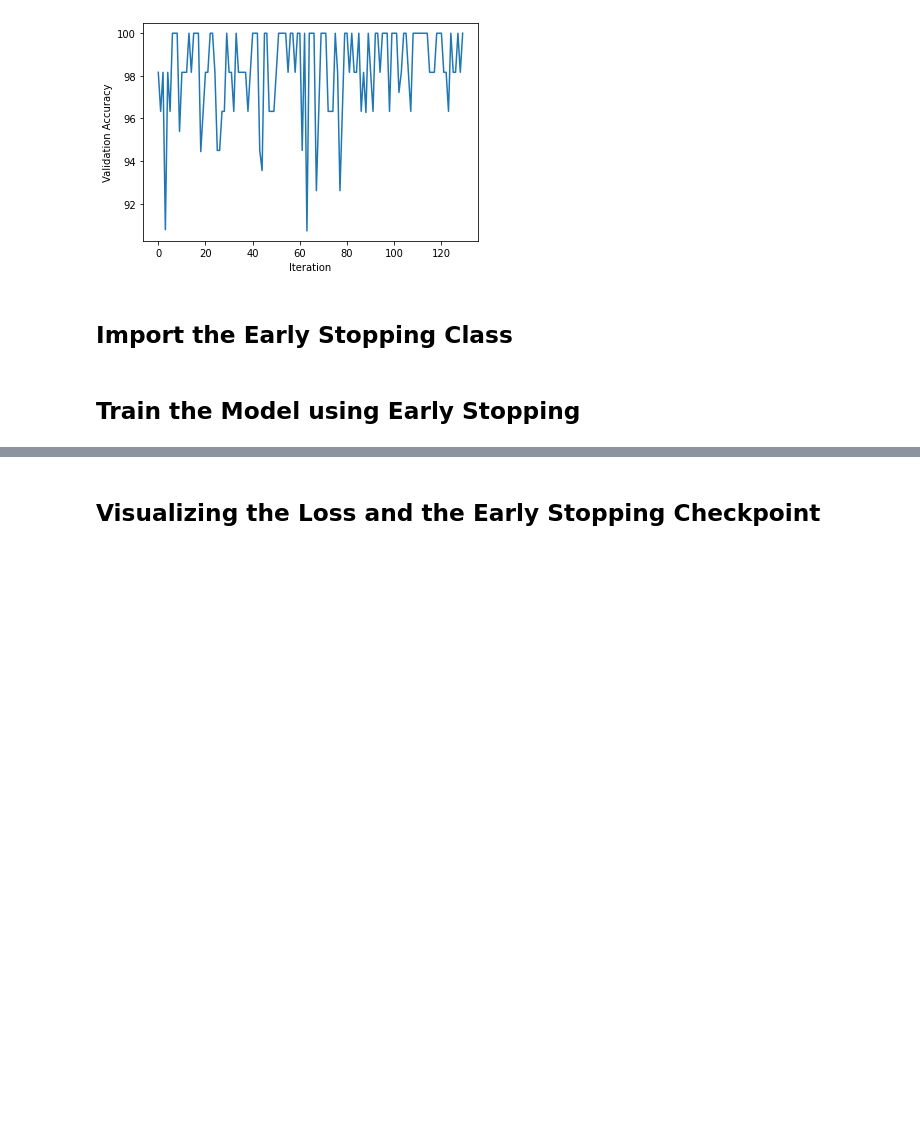
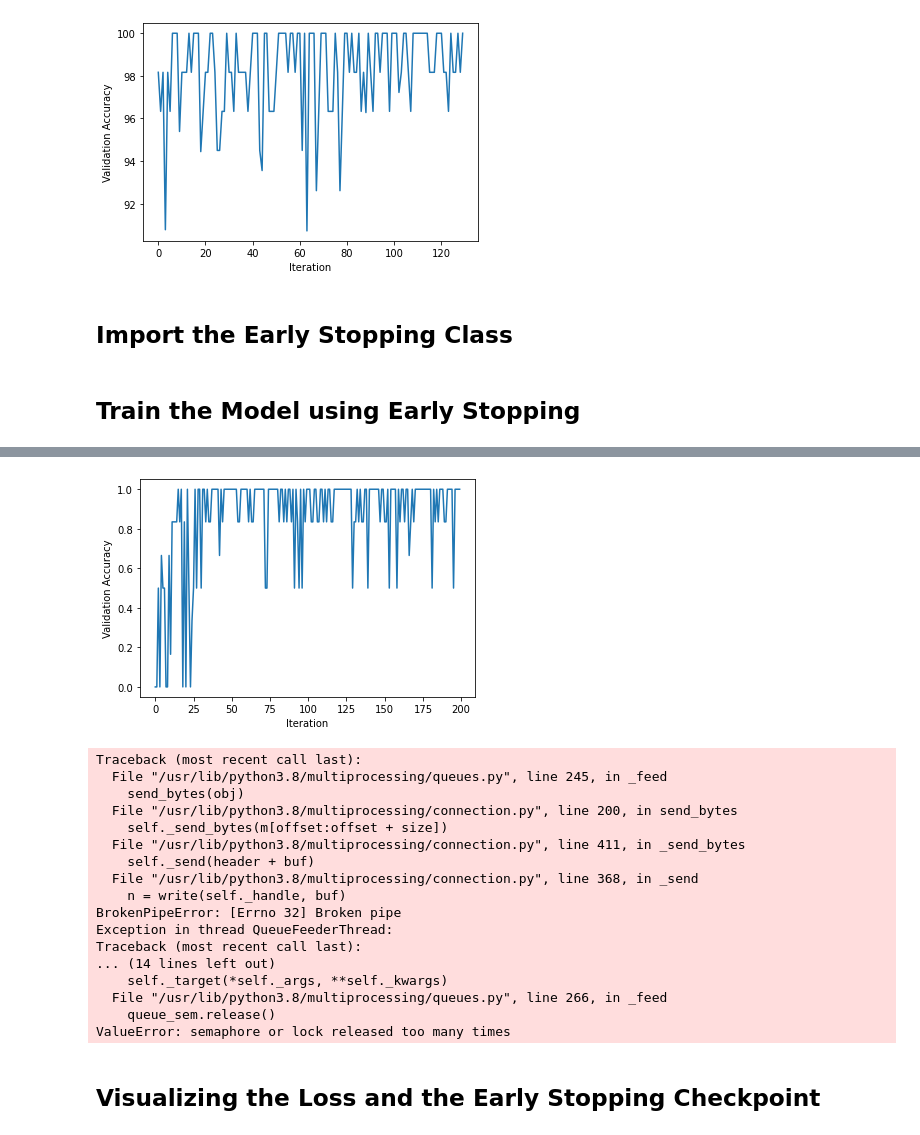
Before and after one commit to safaa-alnabulsi/coat-of-arms, a Jupyter notebook: notebooks/06-baseline-model-train-on-all.ipynb, the cells around one changed output, grey strips where cells are left out. Drawn from its saved outputs; the diff is of its cells as text; code cells hidden in the pictures; blank space fills up the shorter version.

```diff
--- a/notebooks/06-baseline-model-train-on-all.ipynb
+++ b/notebooks/06-baseline-model-train-on-all.ipynb
@@ -569,3 +571,27 @@ Early stopping
+# %%
+plt.plot(avg_acc)
+plt.xlabel("Iteration")
+plt.ylabel("Validation Accuracy")
+plt.show()
+# %% [output]
+[figure, added]
+Traceback (most recent call last):
+  File "/usr/lib/python3.8/multiprocessing/queues.py", line 245, in _feed
+    send_bytes(obj)
+  File "/usr/lib/python3.8/multiprocessing/connection.py", line 200, in send_bytes
+    self._send_bytes(m[offset:offset + size])
+  File "/usr/lib/python3.8/multiprocessing/connection.py", line 411, in _send_bytes
+    self._send(header + buf)
+  File "/usr/lib/python3.8/multiprocessing/connection.py", line 368, in _send
+    n = write(self._handle, buf)
+BrokenPipeError: [Errno 32] Broken pipe
+Exception in thread QueueFeederThread:
+Traceback (most recent call last):
+... (14 lines left out)
+    self._target(*self._args, **self._kwargs)
+  File "/usr/lib/python3.8/multiprocessing/queues.py", line 266, in _feed
+    queue_sem.release()
+ValueError: semaphore or lock released too many times
 # %% [markdown]
 ## Visualizing the Loss and the Early Stopping Checkpoint
 # %%
```
Also changed, not shown: parts of 6 cells of this notebook, 2 other files.
